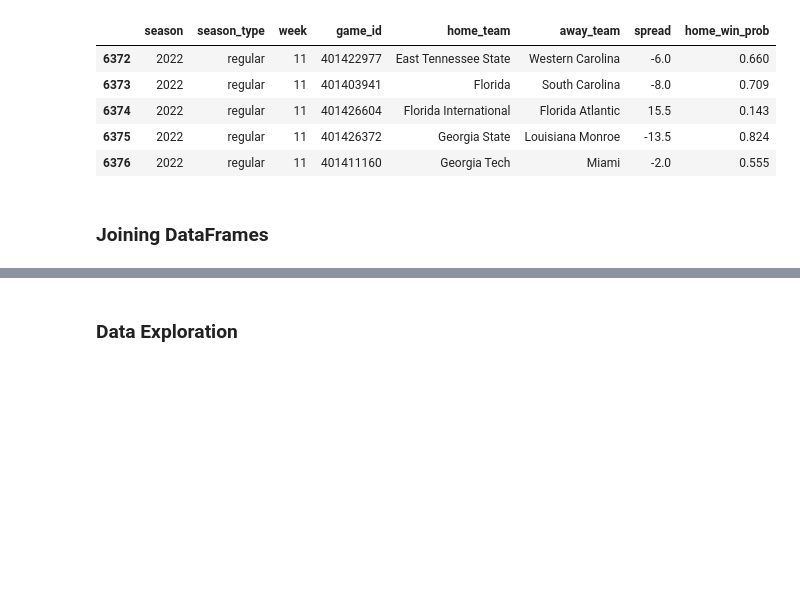
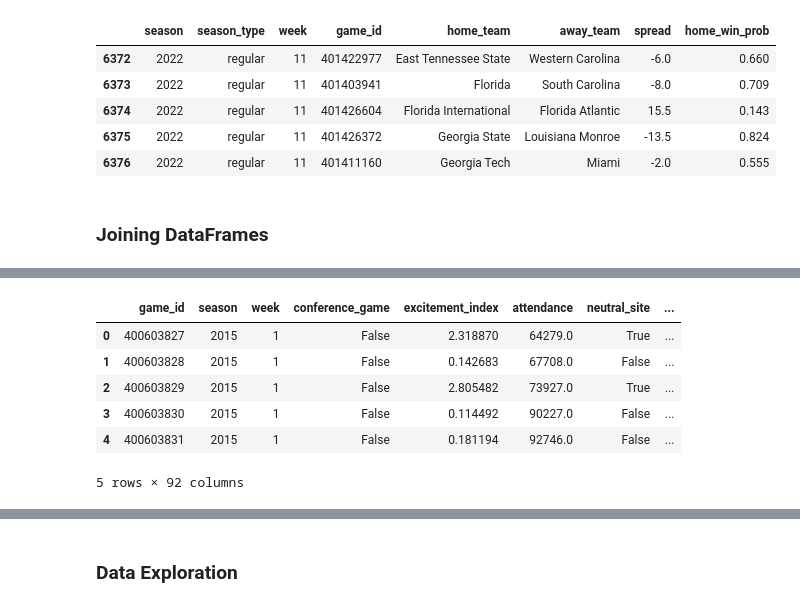
Before and after one commit to davidweck96/College-Football-Analysis, a Jupyter notebook: analysis.ipynb, the cells around one changed output, grey strips where cells are left out. Drawn from its saved outputs; the diff is of its cells as text; code cells hidden in the pictures; blank space fills up the shorter version.

```diff
--- a/analysis.ipynb
+++ b/analysis.ipynb
@@ -281 +287,13 @@ game_stats_df['home_spread_points'] = game_stats_df['away_points'] - game_stats_
+# %%
+game_stats_df_v1.reset_index(inplace = True, drop = True)
+game_stats_df_v1.sort_values(by = 'game_id', inplace = True)
+game_stats_df_v1.head()
+# %% [output]
+|  | game_id | season | week | conference_game | excitement_index | attendance | neutral_site | ... |
+| 0 | 400603827 | 2015 | 1 | False | 2.318870 | 64279.0 | True | ... |
+| 1 | 400603828 | 2015 | 1 | False | 0.142683 | 67708.0 | False | ... |
+| 2 | 400603829 | 2015 | 1 | False | 2.805482 | 73927.0 | True | ... |
+| 3 | 400603830 | 2015 | 1 | False | 0.114492 | 90227.0 | False | ... |
+| 4 | 400603831 | 2015 | 1 | False | 0.181194 | 92746.0 | False | ... |
+5 rows × 92 columns
 # %%
```
Also changed, not shown: parts of 8 cells of this notebook.
